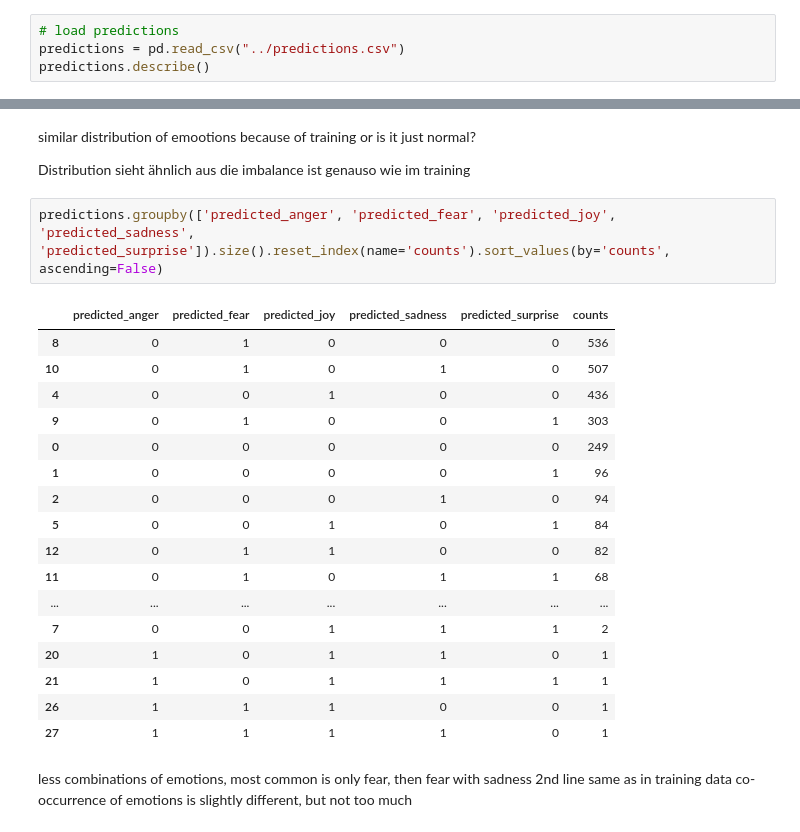
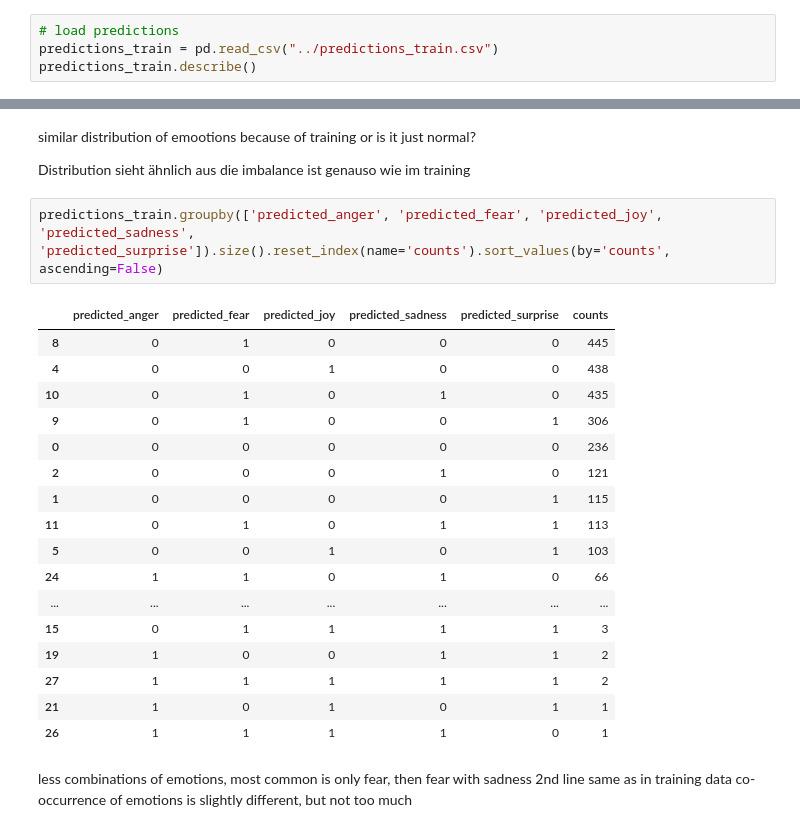
Before and after one commit to niklasbaun/EmoClassifier, a Jupyter notebook: Classifier/Getting familiar.ipynb, the cells around one changed output, grey strips where cells are left out. Drawn from its saved outputs; the diff is of its cells as text.

```diff
--- a/Classifier/Getting familiar.ipynb
+++ b/Classifier/Getting familiar.ipynb
@@ -81,7 +81,7 @@ data.groupby(['anger', 'fear', 'joy', 'sadness', 'surprise']).size().reset_index
 #most common is only joy, followed by fear and surprise
 # %%
 # load predictions
-predictions = pd.read_csv("../predictions.csv")
-predictions.describe()
+predictions_train = pd.read_csv("../predictions_train.csv")
+predictions_train.describe()
 # %% [output]
 |  | predicted_anger | predicted_fear | predicted_joy | predicted_sadness | predicted_surprise |
@@ -129,25 +129,25 @@ because of training or is it just normal?
 Distribution sieht ähnlich aus
 die imbalance ist genauso wie im training
 # %%
-predictions.groupby(['predicted_anger', 'predicted_fear', 'predicted_joy', 'predicted_sadness', 'predicted_surprise']).size().reset_index(name='counts').sort_values(by='counts', ascending=False)
+predictions_train.groupby(['predicted_anger', 'predicted_fear', 'predicted_joy', 'predicted_sadness', 'predicted_surprise']).size().reset_index(name='counts').sort_values(by='counts', ascending=False)
 # %% [output]
 |  | predicted_anger | predicted_fear | predicted_joy | predicted_sadness | predicted_surprise | counts |
-| 8 | 0 | 1 | 0 | 0 | 0 | 536 |
-| 10 | 0 | 1 | 0 | 1 | 0 | 507 |
-| 4 | 0 | 0 | 1 | 0 | 0 | 436 |
-| 9 | 0 | 1 | 0 | 0 | 1 | 303 |
-| 0 | 0 | 0 | 0 | 0 | 0 | 249 |
-| 1 | 0 | 0 | 0 | 0 | 1 | 96 |
-| 2 | 0 | 0 | 0 | 1 | 0 | 94 |
-| 5 | 0 | 0 | 1 | 0 | 1 | 84 |
-| 12 | 0 | 1 | 1 | 0 | 0 | 82 |
-| 11 | 0 | 1 | 0 | 1 | 1 | 68 |
+| 8 | 0 | 1 | 0 | 0 | 0 | 445 |
+| 4 | 0 | 0 | 1 | 0 | 0 | 438 |
+| 10 | 0 | 1 | 0 | 1 | 0 | 435 |
+| 9 | 0 | 1 | 0 | 0 | 1 | 306 |
+| 0 | 0 | 0 | 0 | 0 | 0 | 236 |
+| 2 | 0 | 0 | 0 | 1 | 0 | 121 |
+| 1 | 0 | 0 | 0 | 0 | 1 | 115 |
+| 11 | 0 | 1 | 0 | 1 | 1 | 113 |
+| 5 | 0 | 0 | 1 | 0 | 1 | 103 |
+| 24 | 1 | 1 | 0 | 1 | 0 | 66 |
 | ... | ... | ... | ... | ... | ... | ... |
-| 7 | 0 | 0 | 1 | 1 | 1 | 2 |
-| 20 | 1 | 0 | 1 | 1 | 0 | 1 |
-| 21 | 1 | 0 | 1 | 1 | 1 | 1 |
-| 26 | 1 | 1 | 1 | 0 | 0 | 1 |
-| 27 | 1 | 1 | 1 | 1 | 0 | 1 |
+| 15 | 0 | 1 | 1 | 1 | 1 | 3 |
+| 19 | 1 | 0 | 0 | 1 | 1 | 2 |
+| 27 | 1 | 1 | 1 | 1 | 1 | 2 |
+| 21 | 1 | 0 | 1 | 0 | 1 | 1 |
+| 26 | 1 | 1 | 1 | 1 | 0 | 1 |
 # %% [markdown]
 less combinations of emotions, most common is only fear, then fear with sadness
 2nd line same as in training data
```
Also changed, not shown: parts of 6 cells of this notebook, 2 other files.
